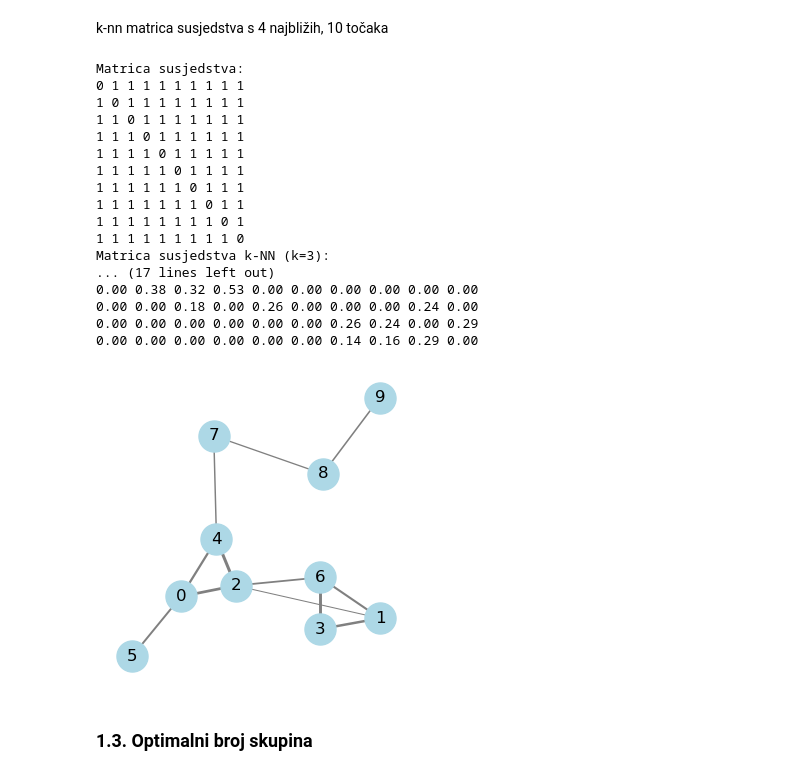
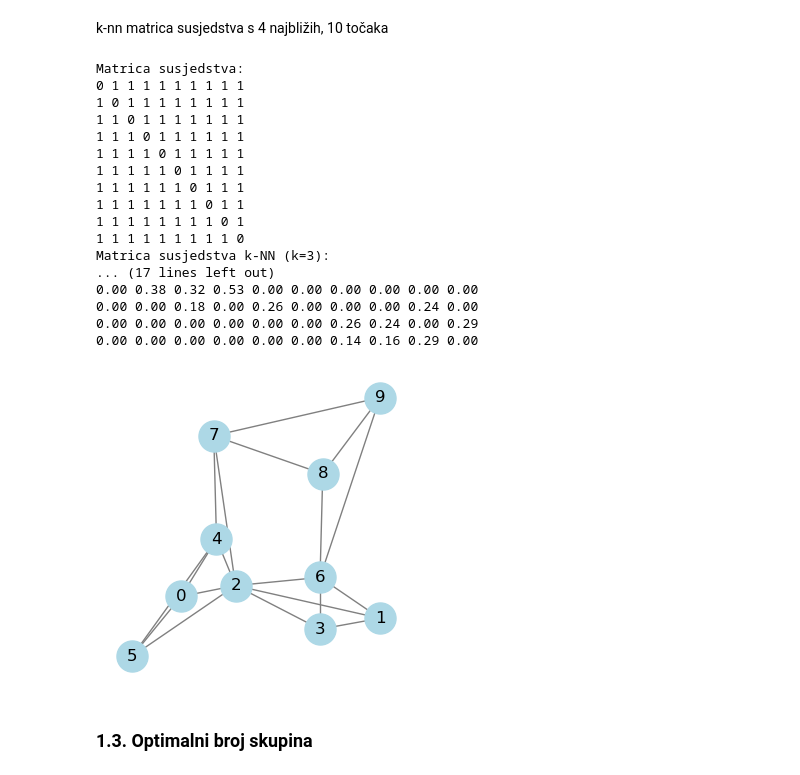
Before and after one commit to antoniamstr1/diplomski_rad, a Jupyter notebook: Spektralno_grupiranje.ipynb, the cells around one changed output. Drawn from its saved outputs; the diff is of its cells as text; code cells hidden in the pictures.

```diff
--- a/Spektralno_grupiranje.ipynb
+++ b/Spektralno_grupiranje.ipynb
@@ -193,37 +193,36 @@ G = nx.Graph()
 for i in range(n):
     G.add_node(i, pos=points[i])
 for i in range(n):
-    for j in range(i + 1, n):
+    for j in range(n):
         if A_knn[i, j] == 1:
             similarity = S_knn[i, j]
             G.add_edge(i, j, weight=similarity)
 
 pos = nx.get_node_attributes(G, 'pos')
-edge_weights = [G[u][v]['weight'] * 4 for u, v in G.edges()]
 plt.figure(figsize=(3, 3))
 nx.draw(G, pos, with_labels=True, node_color='lightblue',
-        edge_color="gray", width=edge_weights, node_size=500)
+        edge_color="gray", node_size=500)
 plt.axis('equal')
 plt.show()
 # %% [output]
 Matrica susjedstva:
 0 1 1 1 1 1 1 1 1 1
 1 0 1 1 1 1 1 1 1 1
 1 1 0 1 1 1 1 1 1 1
 1 1 1 0 1 1 1 1 1 1
 1 1 1 1 0 1 1 1 1 1
 1 1 1 1 1 0 1 1 1 1
 1 1 1 1 1 1 0 1 1 1
 1 1 1 1 1 1 1 0 1 1
 1 1 1 1 1 1 1 1 0 1
 1 1 1 1 1 1 1 1 1 0
 Matrica susjedstva k-NN (k=3):
 ... (17 lines left out)
 0.00 0.38 0.32 0.53 0.00 0.00 0.00 0.00 0.00 0.00
 0.00 0.00 0.18 0.00 0.26 0.00 0.00 0.00 0.24 0.00
 0.00 0.00 0.00 0.00 0.00 0.00 0.26 0.24 0.00 0.29
 0.00 0.00 0.00 0.00 0.00 0.00 0.14 0.16 0.29 0.00
-[figure, old version]
+[figure, new version]
 # %% [markdown]
 ### 1.3. Optimalni broj skupina
 # %% [markdown]
```
Also changed, not shown: parts of 29 cells of this notebook, 13 other files.
